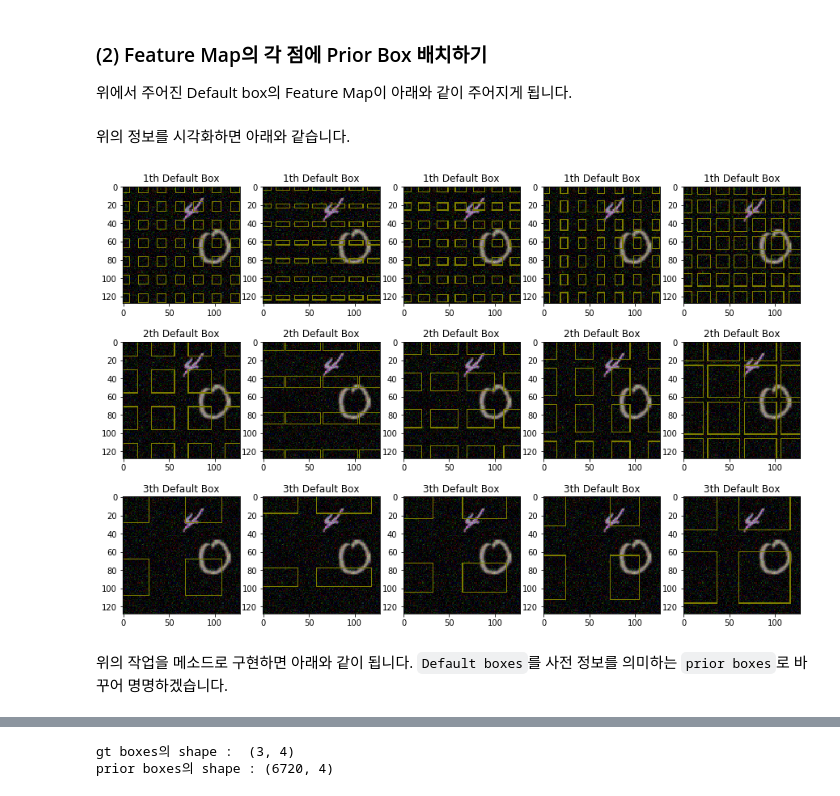
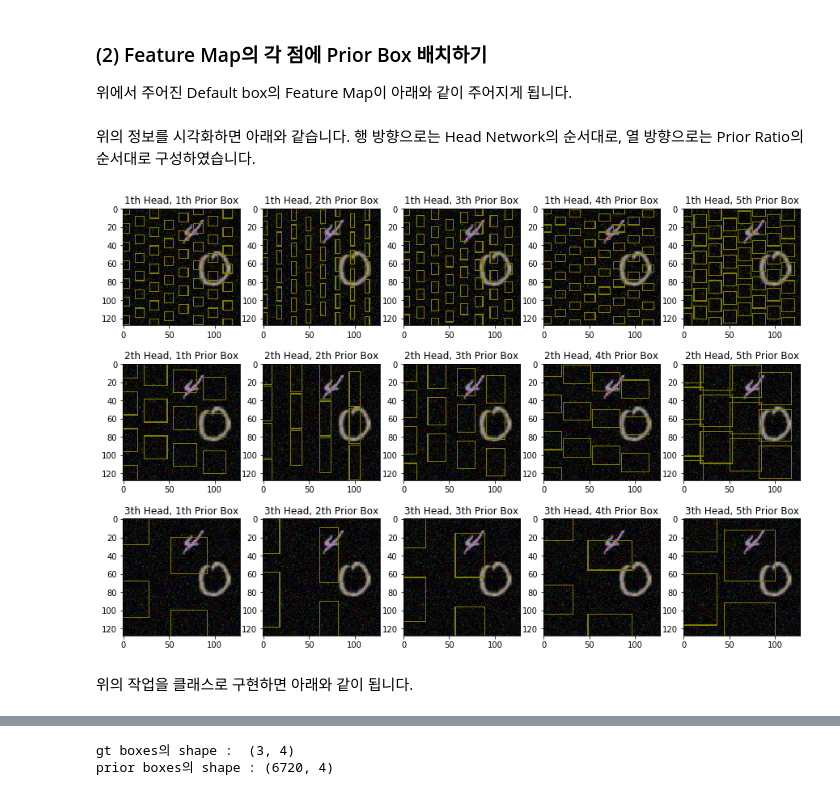
Before and after one commit to hwanginsun/SSD-object-detection, a Jupyter notebook: scripts/3. Set-Up Prior Boxes.ipynb, the cells around one changed output, grey strips where cells are left out. Cells and saved outputs as stored; diff of their text form; code cells hidden in the pictures.

```diff
--- a/scripts/3. Set-Up Prior Boxes.ipynb
+++ b/scripts/3. Set-Up Prior Boxes.ipynb
@@ -76,9 +76,9 @@ Prior Boxes란 각 Feature Map에서 사물을 포착하는 기준이 되는 `
 strides = [4, 8, 16]
 scales = [10, 25, 40]
 ratios = [(1,1),     # ratio : 1.
-          (1.5,0.5), # ratio : 0.33
-          (1.2,0.8), # ratio : 0.67
-          (0.8,1.2), # ratio : 1.5
+          (0.5,1.5), # ratio : 0.33
+          (0.8,1.2), # ratio : 0.67
+          (1.2,0.8), # ratio : 1.5
           (1.4,1.4)]
 
 bbox_df = pd.DataFrame(columns=['stride', 'w', 'h'])
@@ -111,27 +111,31 @@ for stride, df in bbox_df.groupby('stride'):
         block_centers = np.stack((center_xs, center_ys,
                                   box_width, box_height),
                                  axis=-1)
+        # Block Centers : {H_f,W_f,4}
         boxes.append(block_centers)
     boxes = np.stack(boxes, axis=2)
+    # Boxes : {H_f,W_f,N_prior,4}
+    boxes = np.reshape(boxes, (-1, 4))
+    # Boxes : {H_f*W_f*N_prior,4}
     multi_boxes.append(boxes)
 # %% [markdown]
-위의 정보를 시각화하면 아래와 같습니다.
+위의 정보를 시각화하면 아래와 같습니다. 행 방향으로는 Head Network의 순서대로, 열 방향으로는 Prior Ratio의 순서대로 구성하였습니다.
 # %%
 fig = plt.figure(figsize=(15,10))
 
 for i in range(3):
     for j in range(5):
-        boxes = multi_boxes[i][::5,::5,j,:].reshape(-1,4)
+        boxes = multi_boxes[i][j::100].reshape(-1,4)
         visualized = draw_rectangle(image, boxes,
                                     color=(125,125,0))
         ax = fig.add_subplot(3,5,i*5+j+1)
-        ax.set_title(f"{i+1}th Default Box")
+        ax.set_title(f"{i+1}th Head, {j+1}th Prior Box")
         ax.imshow(visualized)
 plt.show()
 # %% [output]
-[figure, old version]
+[figure, new version]
 # %% [markdown]
-위의 작업을 메소드로 구현하면 아래와 같이 됩니다. `Default boxes`를 사전 정보를 의미하는 `prior boxes`로 바꾸어 명명하겠습니다.
+위의 작업을 클래스로 구현하면 아래와 같이 됩니다.
 # %%
 class PriorBoxes:
     """
```
Also changed, not shown: parts of 27 cells of this notebook, 4 other files.
